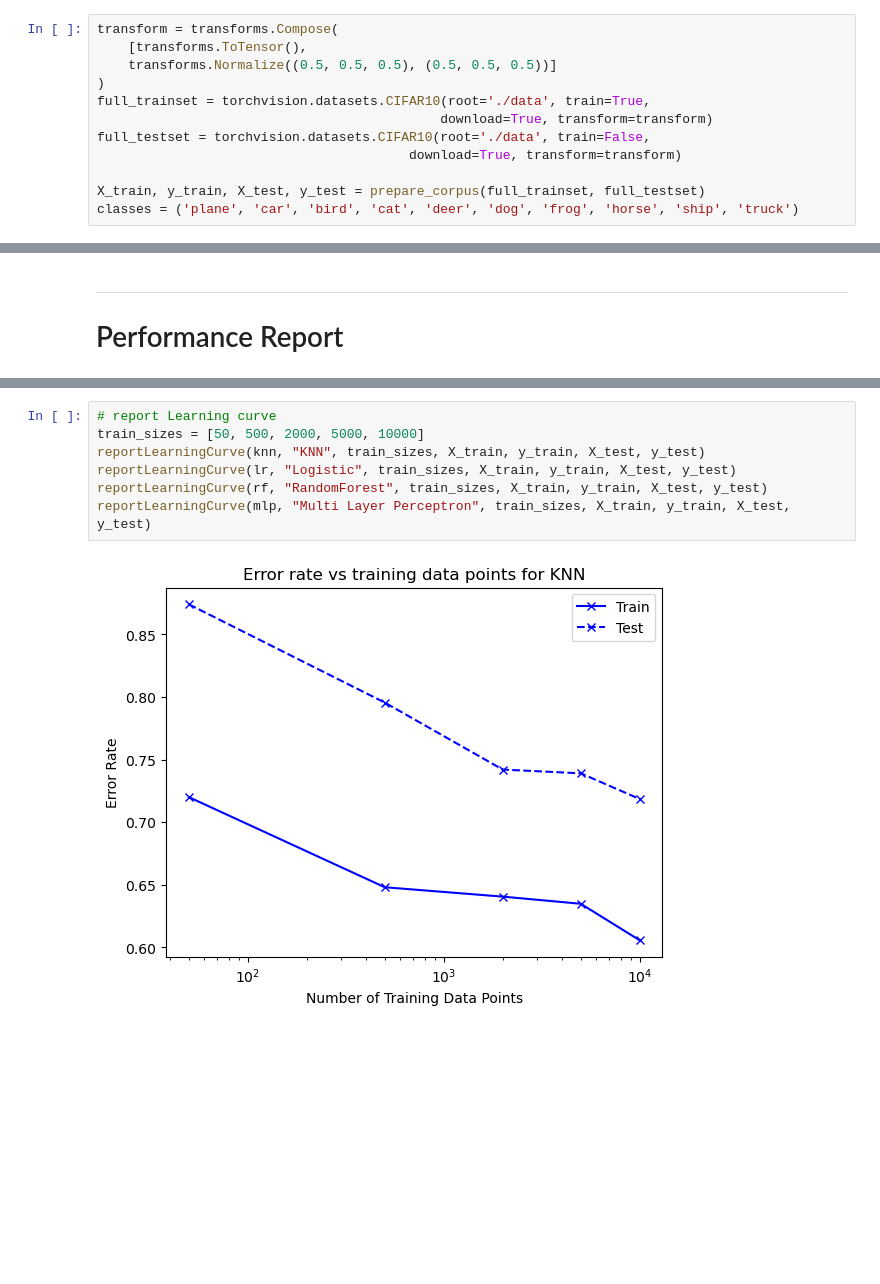
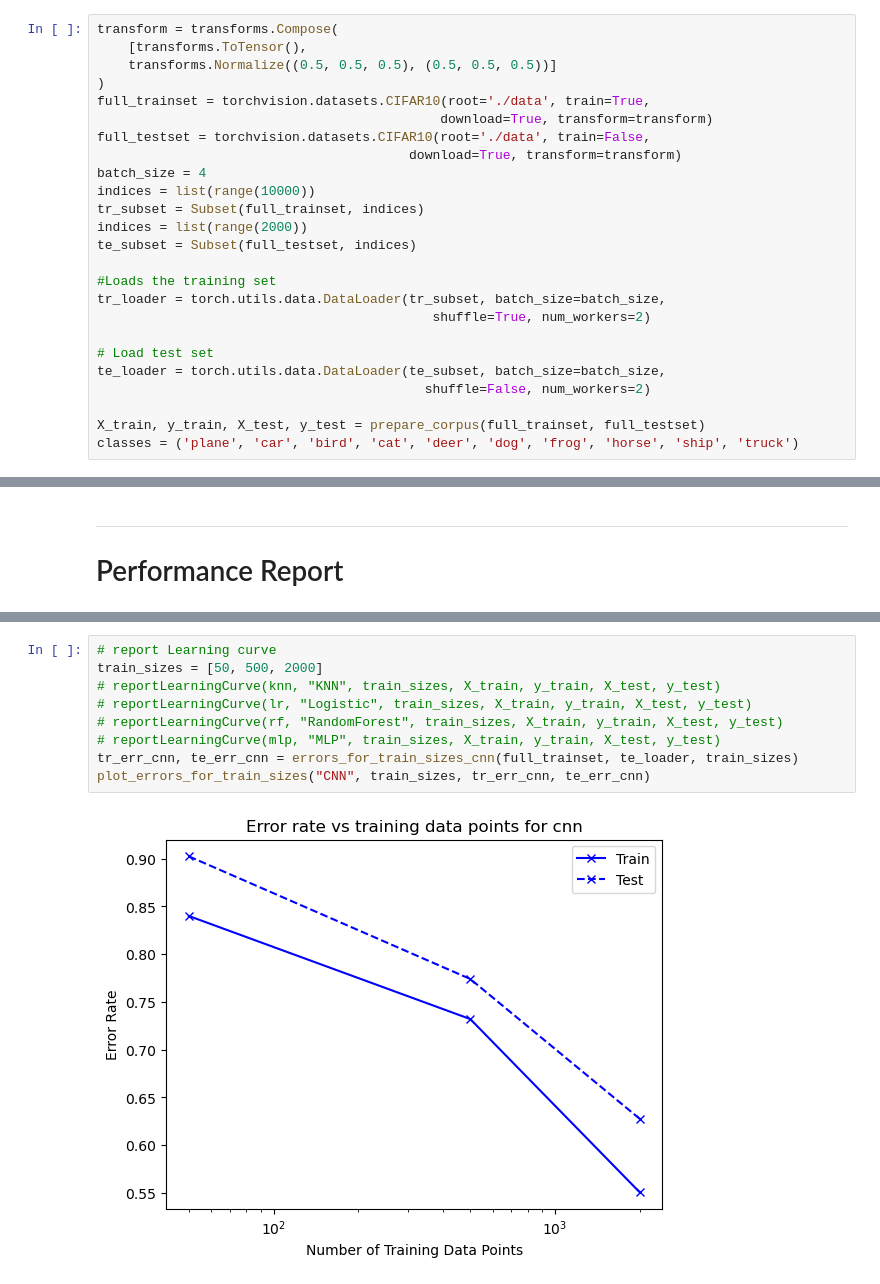
Before and after one commit to jordany33/CIFAR-10-Image-Classification, a Jupyter notebook: CIFAR-10 report.ipynb, the cells around one changed output, grey strips where cells are left out. Saved outputs shown, nothing was run; the diff lists cells and outputs as text; blank space fills up the shorter version.

```diff
--- a/CIFAR-10 report.ipynb
+++ b/CIFAR-10 report.ipynb
@@ -212,6 +279,19 @@ full_trainset = torchvision.datasets.CIFAR10(root='./data', train=True,
                                             download=True, transform=transform)
 full_testset = torchvision.datasets.CIFAR10(root='./data', train=False,
                                         download=True, transform=transform)
+batch_size = 4
+indices = list(range(10000))
+tr_subset = Subset(full_trainset, indices)
+indices = list(range(2000))
+te_subset = Subset(full_testset, indices)
+
+#Loads the training set
+tr_loader = torch.utils.data.DataLoader(tr_subset, batch_size=batch_size,
+                                           shuffle=True, num_workers=2)
+
+# Load test set
+te_loader = torch.utils.data.DataLoader(te_subset, batch_size=batch_size,
+                                          shuffle=False, num_workers=2)
 
 X_train, y_train, X_test, y_test = prepare_corpus(full_trainset, full_testset)
 classes = ('plane', 'car', 'bird', 'cat', 'deer', 'dog', 'frog', 'horse', 'ship', 'truck')
@@ -315,9 +531,11 @@ mlp = MLPClassifier(hidden_layer_sizes=64, activation='relu', solver='adam', lea
 # %%
 # report Learning curve
-train_sizes = [50, 500, 2000, 5000, 10000]
-reportLearningCurve(knn, "KNN", train_sizes, X_train, y_train, X_test, y_test)
-reportLearningCurve(lr, "Logistic", train_sizes, X_train, y_train, X_test, y_test)
-reportLearningCurve(rf, "RandomForest", train_sizes, X_train, y_train, X_test, y_test)
-reportLearningCurve(mlp, "Multi Layer Perceptron", train_sizes, X_train, y_train, X_test, y_test)
+train_sizes = [50, 500, 2000]
+# reportLearningCurve(knn, "KNN", train_sizes, X_train, y_train, X_test, y_test)
+# reportLearningCurve(lr, "Logistic", train_sizes, X_train, y_train, X_test, y_test)
+# reportLearningCurve(rf, "RandomForest", train_sizes, X_train, y_train, X_test, y_test)
+# reportLearningCurve(mlp, "MLP", train_sizes, X_train, y_train, X_test, y_test)
+tr_err_cnn, te_err_cnn = errors_for_train_sizes_cnn(full_trainset, te_loader, train_sizes)
+plot_errors_for_train_sizes("CNN", train_sizes, tr_err_cnn, te_err_cnn)
 # %% [output]
-[figure, old version]
+[figure, new version]
```
Also changed, not shown: parts of 17 cells of this notebook.
